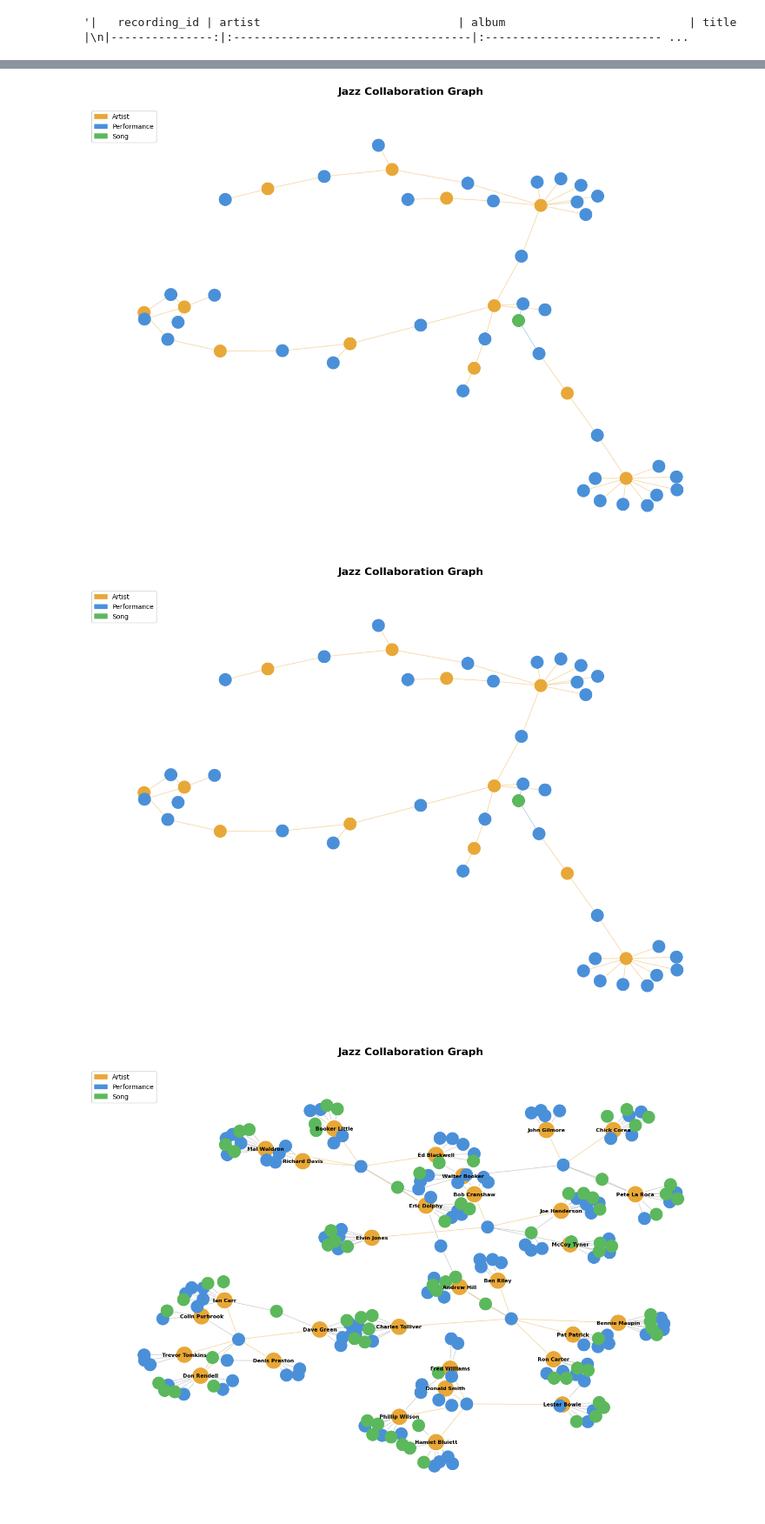
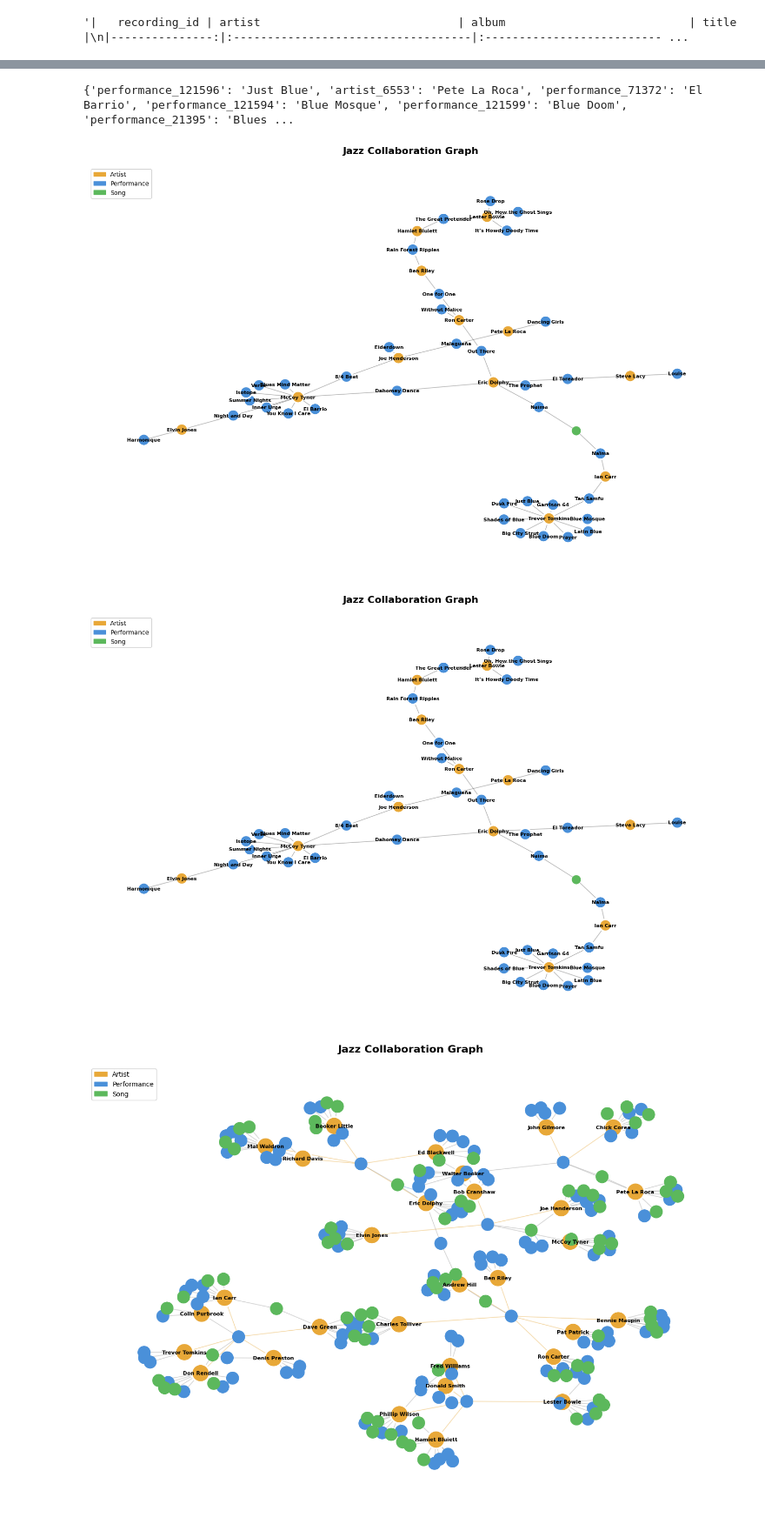
Before and after one commit to philosofool/jazz-graph, a Jupyter notebook: notebooks/present.ipynb, the cells around one changed output, grey strips where cells are left out. Shown at 87% size. Saved outputs shown, nothing was run; the diff lists cells and outputs as text; code cells hidden in the pictures.

```diff
--- a/notebooks/present.ipynb
+++ b/notebooks/present.ipynb
@@ -11,7 +11,7 @@ from jazz_graph.recommendation.recommender import LookupRecordings
 from jazz_graph.data.fetch import fetch_recording_traits
 # %%
 
-graph_data = make_jazz_graph(JazzDataStore('/workspace/local_data/graph_parquet'))
+graph_data = make_jazz_graph_with_style_and_edges(JazzDataStore('/workspace/local_data/graph_parquet'))
 lookup = LookupRecordings.from_hetero_data(graph_data)
 recording_traits = fetch_recording_traits().set_index('recording_id')
 # %% [markdown]
@@ -210,7 +363,7 @@ EDGE_COLORS = {
 }
 
 
-def pyg_to_networkx(data: HeteroData, node_labels: dict = None, layout=True) -> tuple[nx.Graph, dict]:
+def pyg_to_networkx(data: HeteroData, make_labels: MakeLabels, layout=True) -> tuple[nx.Graph, dict]:
     """
     Convert a PyG HeteroData object to a NetworkX graph.
 
@@ -226,14 +379,14 @@ def pyg_to_networkx(data: HeteroData, node_labels: dict = None, layout=True) ->
     """
     G = nx.Graph()
     metadata = {}
-    node_labels = node_labels or {}
+    # node_labels = node_labels or {}
 
     # --- Add nodes, namespaced by type to avoid index collisions ---
     for node_type in data.node_types:
         num_nodes = data[node_type].num_nodes
         for local_idx in range(num_nodes):
             node_id = f"{node_type}_{local_idx}"
-            label = node_labels.get(node_type, {}).get(local_idx, node_id)
+            label = make_labels.label(data, local_idx, node_type)
             G.add_node(node_id, node_type=node_type, local_idx=local_idx, label=label)
             metadata[node_id] = {"type": node_type, "local_idx": local_idx, "label": label}
 
@@ -507,10 +658,18 @@ class VisualizeGraph:
         plt.show()
         return fig
 # %%
-visualize = VisualizeGraph(favorites, MakeLabels(HeteroDataTraits(recording_traits, artist_traits, pd.DataFrame())))
-visualize.draw_connections(all_examples);
+visualize = VisualizeGraph(graph_data, MakeLabels(HeteroDataTraits(recording_traits, artist_traits, pd.DataFrame())))
+
+# visualize.draw_connections(all_examples, node_size=100);
 # visualize.metadata()
-# visualize.to_homogenous()
+visualize.to_homogenous()
 # # steiner_tree(visualize.to_homogenous(), visualize.get_recording_nodes(all_examples))
 # list(visualize.get_recording_nodes(all_examples))
+# list(visualize.to_homogenous().nodes(data=True))
+
+test_visualize = VisualizeGraph(favorites, MakeLabels(HeteroDataTraits(recording_traits, artist_traits, pd.DataFrame())))
+test_visualize.draw_connections(all_examples, node_size=150)
+
+
+# list(test_visualize.to_homogenous().nodes(data=False))
 # %% [output]
@@ -915,9 +1060,10 @@ single_song_rec.to_markdown()
 # %%
 single_song_rec.index
-visualize.draw_connections(single_song_rec.index.to_list())
+visualize.draw_connections([14805309] + single_song_rec.index.to_list(), figsize=(15, 10), node_size=150, layout=lambda x: nx.spring_layout(x, k=.3, iterations=125))
 # %% [output]
+{'performance_121596': 'Just Blue', 'artist_6553': 'Pete La Roca', 'performance_71372': 'El Barrio', 'performance_121594': 'Blue Mosque', 'performance_121599': 'Blue Doom', 'performance_21395': 'Blues ...
-[figure, old version]
+[figure, new version]
-[figure, old version]
+[figure, new version]
 # %%
 seen = set()
 recs = []
```
Also changed, not shown: parts of 22 cells of this notebook.
